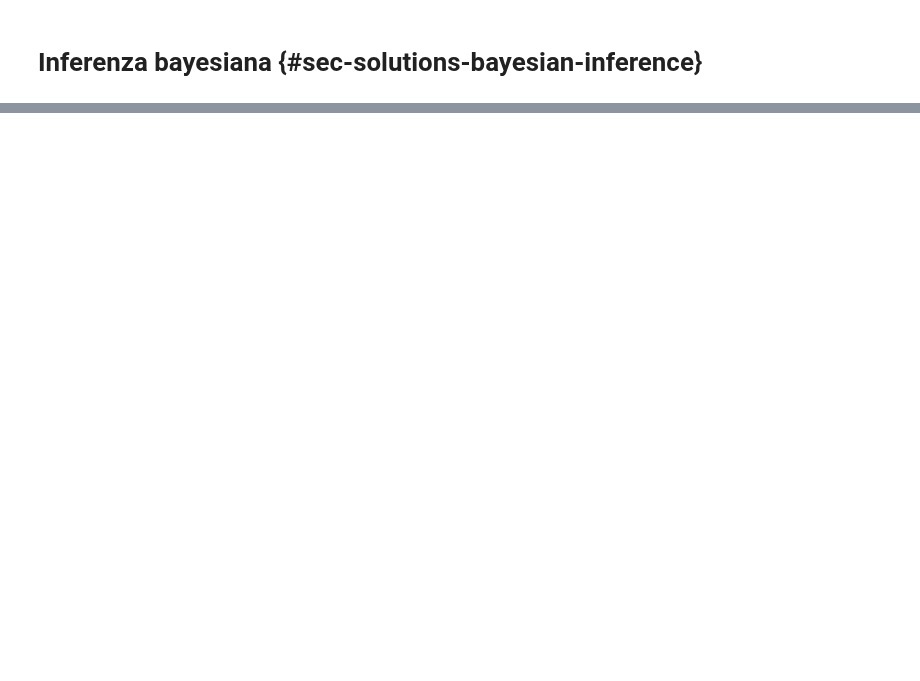
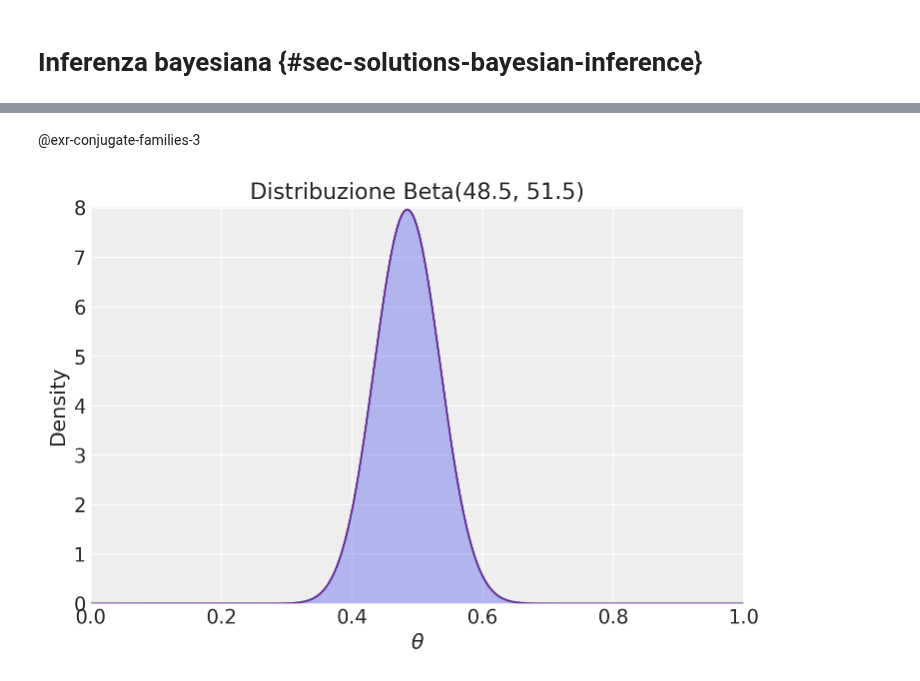
Before and after one commit to ccaudek/psicometria, a Jupyter notebook: chapters/appendix/solutions_bayesian_inference.ipynb, the cells around one changed output, grey strips where cells are left out. Cells and saved outputs as stored; diff of their text form; code cells hidden in the pictures; blank space fills up the shorter version.

```diff
--- a/chapters/appendix/solutions_bayesian_inference.ipynb
+++ b/chapters/appendix/solutions_bayesian_inference.ipynb
@@ -139,0 +175,25 @@ Questi risultati indicano che, dopo aver osservato i dati e aver considerato la
+# %% [markdown]
+@exr-conjugate-families-3
+# %%
+# Parametri della distribuzione Beta
+alpha_prior = 48.5
+beta_prior = 51.5
+
+# Creazione dei valori x su cui valutare la distribuzione Beta
+x = np.linspace(0, 1, 1000)
+
+# Valutazione della densità di probabilità Beta su x
+y = stats.beta.pdf(x, alpha_prior, beta_prior)
+
+# Creazione del grafico
+plt.plot(x, y, color="rebeccapurple")
+plt.fill_between(x, y, alpha=0.3)
+plt.xlim(0, 1)
+plt.ylim(0, max(y) + 0.05)
+plt.xlabel(r"$\theta$")
+plt.ylabel("Density")
+plt.title("Distribuzione Beta(48.5, 51.5)")
+plt.legend()
+plt.show()
+# %% [output]
+[figure, added]
```
Also changed, not shown: parts of 15 cells of this notebook, 28 other files.
